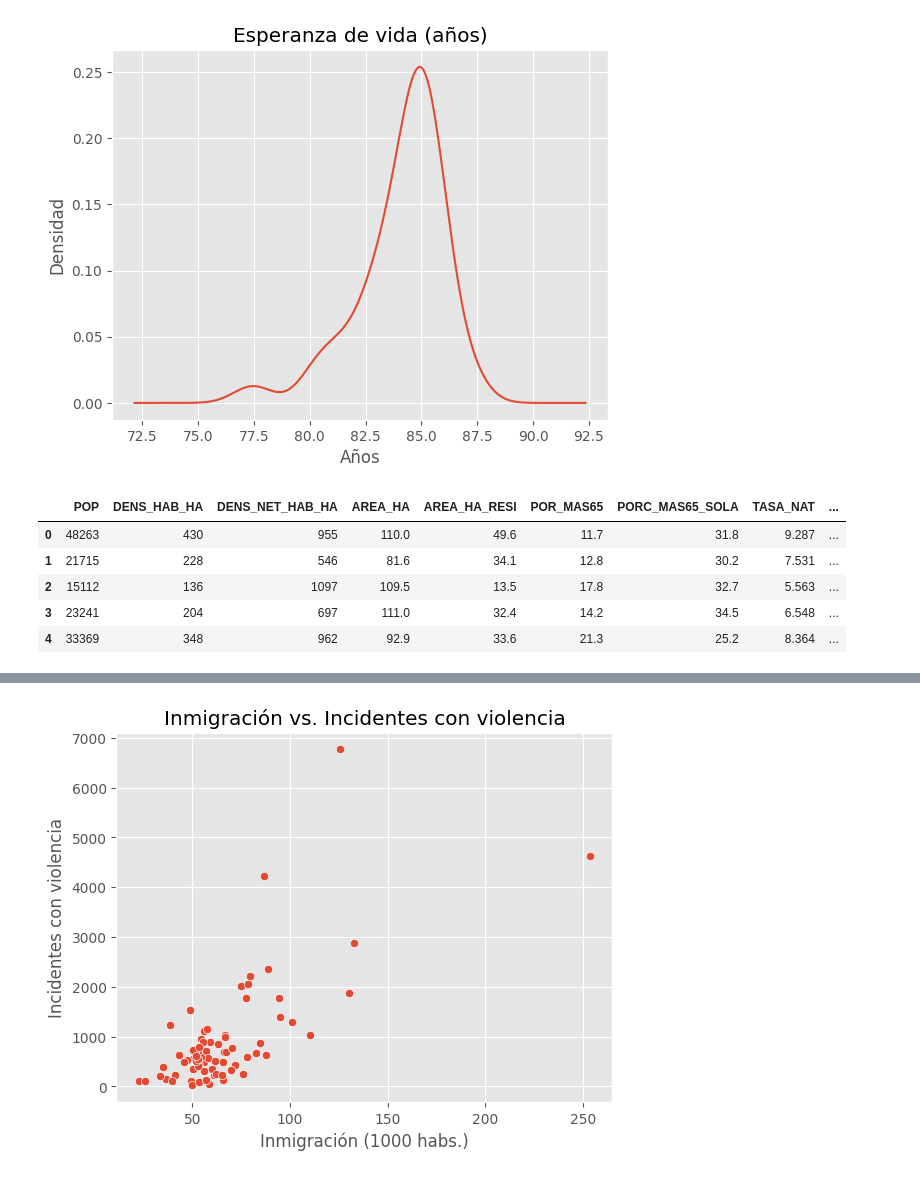
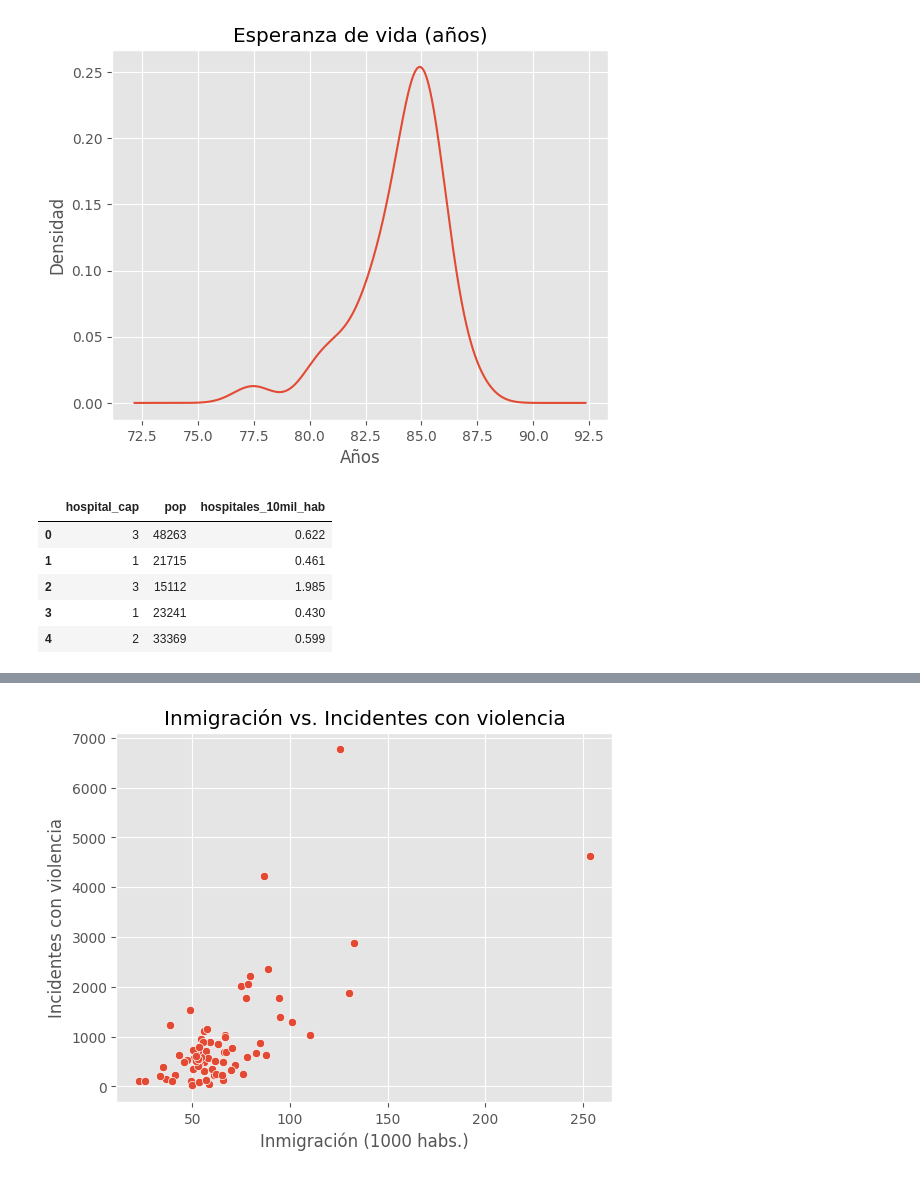
Before and after one commit to mautamos89/python_limpieza_datos, a Jupyter notebook: python_barcelona_data_eda.ipynb, the cells around one changed output, grey strips where cells are left out. Saved outputs shown, nothing was run; the diff lists cells and outputs as text; code cells hidden in the pictures.

```diff
--- a/python_barcelona_data_eda.ipynb
+++ b/python_barcelona_data_eda.ipynb
@@ -57,3 +56,18 @@ df_paro_pop_16_a_64                                                         0
 df_paro_suma_paro                                                           0
 df_paro_max_peso_paro                                                       0
 dtype: int64
+# %%
+# LIMPIAR NOMBRE DE COLUMNAS
+
+# Pyjanitor usar: import janitor y aplicar df.clean_names()
+
+def limpiar_nombre_columna(df):
+    df.columns = (df.columns
+                .str.strip()
+                .str.lower()
+                .str.replace('[^A-Za-z0-9_]+', '', regex=True) # Intercambiar al final para conservar "_"
+                .str.replace(' ', '_', regex=False))
+    return df
+
+df = limpiar_nombre_columna(df)
+df.columns
@@ -60,7 +92,7 @@ dtype: int64
 # %%
 # EXCLUIR PARA ANÁLISIS
 
-excluir = ['FID', 'NOM', 'C_BARRIO']
+excluir = ['fid', 'nom', 'c_barrio']
 
 # Eliminar columnas de lista
 df = df.drop(columns=excluir)
@@ -105,15 +137,16 @@ plt.show()
 # %%
 # Tasa de hospitles x 10mil hab
 
-df['hospitales_10mil_hab'] = (df['HOSPITAL_CAP'] / df['POP']) * 10000
-df.head(5)
+df['hospitales_10mil_hab'] = round((df['hospital_cap'] / df['pop']) * 10000,3)
+#df.select_columns(['pop', 'hospitales_10mil_hab']).head(5) # Con janitor
+df.loc[:,['hospital_cap','pop', 'hospitales_10mil_hab']].head(5)
 # %% [output]
-|  | POP | DENS_HAB_HA | DENS_NET_HAB_HA | AREA_HA | AREA_HA_RESI | POR_MAS65 | PORC_MAS65_SOLA | TASA_NAT | ... |
-| 0 | 48263 | 430 | 955 | 110.0 | 49.6 | 11.7 | 31.8 | 9.287 | ... |
-| 1 | 21715 | 228 | 546 | 81.6 | 34.1 | 12.8 | 30.2 | 7.531 | ... |
-| 2 | 15112 | 136 | 1097 | 109.5 | 13.5 | 17.8 | 32.7 | 5.563 | ... |
-| 3 | 23241 | 204 | 697 | 111.0 | 32.4 | 14.2 | 34.5 | 6.548 | ... |
-| 4 | 33369 | 348 | 962 | 92.9 | 33.6 | 21.3 | 25.2 | 8.364 | ... |
+|  | hospital_cap | pop | hospitales_10mil_hab |
+| 0 | 3 | 48263 | 0.622 |
+| 1 | 1 | 21715 | 0.461 |
+| 2 | 3 | 15112 | 1.985 |
+| 3 | 1 | 23241 | 0.430 |
+| 4 | 2 | 33369 | 0.599 |
 # %%
 #print(df.columns) # Columnas
 
```
Also changed, not shown: parts of 9 cells of this notebook.
